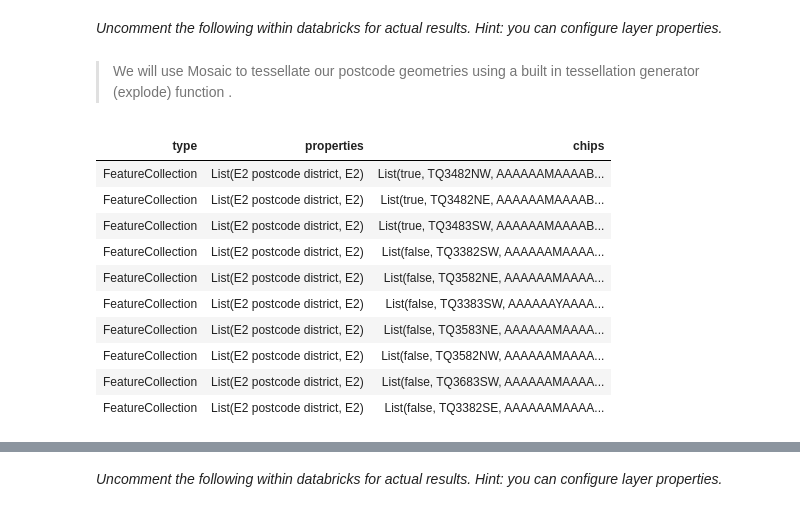
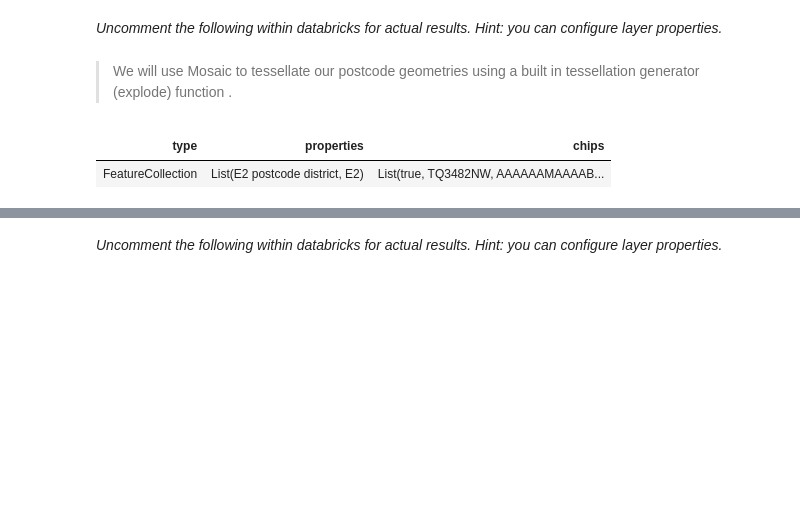
Before and after one commit to databrickslabs/mosaic, a Jupyter notebook: notebooks/examples/python/TransformBNG/transform_join_bng.ipynb, the cells around one changed output, grey strips where cells are left out. Cells and saved outputs as stored; diff of their text form; code cells hidden in the pictures; blank space fills up the shorter version.

Commit message:
Add files via upload
tweaking ipynb output

```diff
--- a/notebooks/examples/python/TransformBNG/transform_join_bng.ipynb
+++ b/notebooks/examples/python/TransformBNG/transform_join_bng.ipynb
@@ -366,27 +368,18 @@ _Uncomment the following within databricks for actual results. Hint: you can con
 # %%
 postcodes_with_index = (
   postcodes_bng
     # We break down the original geometry in multiple smaller mosaic chips
     # each fully contained in a grid cell
     .withColumn("chips", mos.grid_tessellateexplode(col("geometry"), F.lit(optimal_resolution)))
     # We don't need the original geometry any more, since we have broken it down into
     # Smaller mosaic chips.
     .drop("json_geometry", "geometry")
 )
 
-postcodes_with_index.limit(10).display() # <- limiting for ipynb only
+postcodes_with_index.limit(1).display() # <- limiting for ipynb only
 # %% [output]
 | type | properties | chips |
 | FeatureCollection | List(E2 postcode district, E2) | List(true, TQ3482NW, AAAAAAMAAAAB... |
-| FeatureCollection | List(E2 postcode district, E2) | List(true, TQ3482NE, AAAAAAMAAAAB... |
-| FeatureCollection | List(E2 postcode district, E2) | List(true, TQ3483SW, AAAAAAMAAAAB... |
-| FeatureCollection | List(E2 postcode district, E2) | List(false, TQ3382SW, AAAAAAMAAAA... |
-| FeatureCollection | List(E2 postcode district, E2) | List(false, TQ3582NE, AAAAAAMAAAA... |
-| FeatureCollection | List(E2 postcode district, E2) | List(false, TQ3383SW, AAAAAAYAAAA... |
-| FeatureCollection | List(E2 postcode district, E2) | List(false, TQ3583NE, AAAAAAMAAAA... |
-| FeatureCollection | List(E2 postcode district, E2) | List(false, TQ3582NW, AAAAAAMAAAA... |
-| FeatureCollection | List(E2 postcode district, E2) | List(false, TQ3683SW, AAAAAAMAAAA... |
-| FeatureCollection | List(E2 postcode district, E2) | List(false, TQ3382SE, AAAAAAMAAAA... |
 # %%
 to_display = postcodes_with_index.select("properties.Name", "chips.index_id", mos.st_aswkt("chips.wkb").alias("geometry"))
 # %%
```
Also changed, not shown: parts of 1 cell of this notebook.
